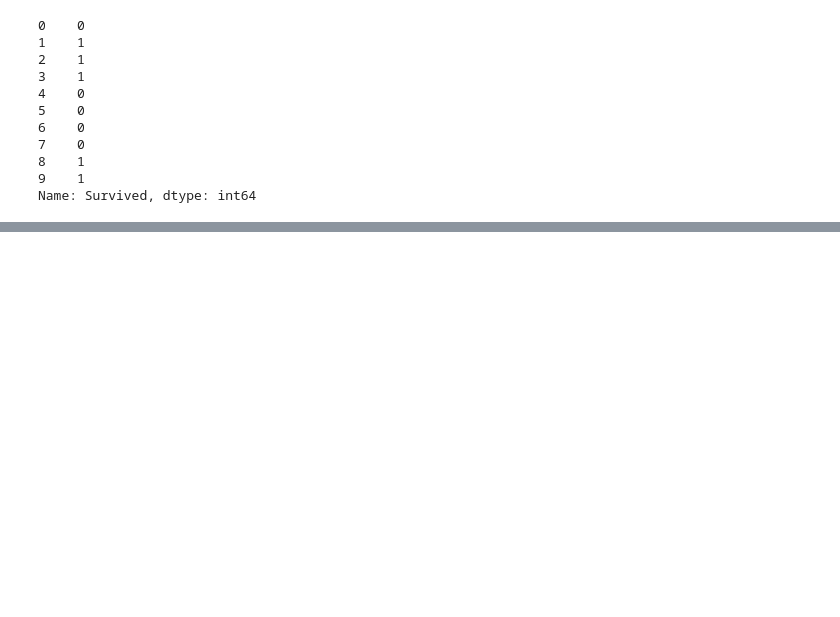
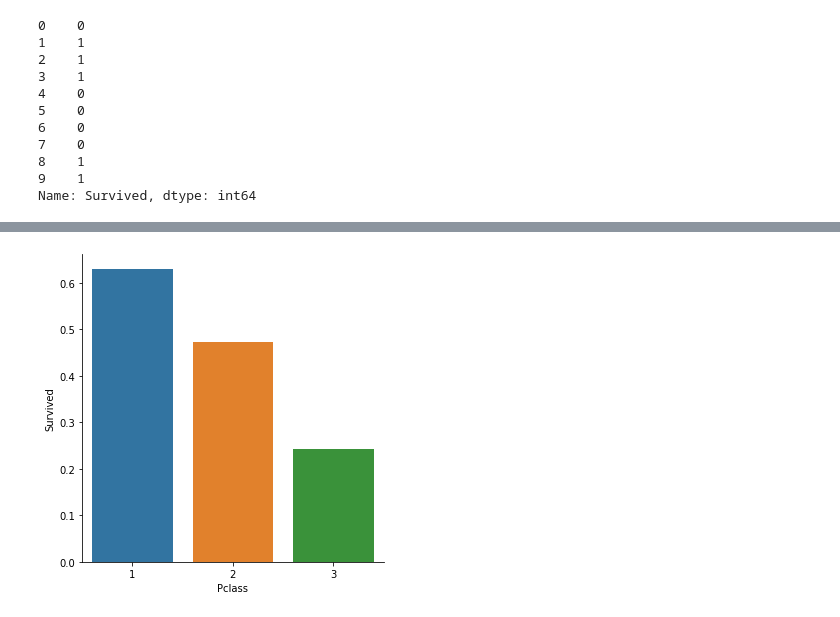
Before and after one commit to santoshrsarangi/tensorflow, a Jupyter notebook: kaggle-competition/titanic.ipynb, the cells around one changed output, grey strips where cells are left out. Cells and saved outputs as stored; diff of their text form; code cells hidden in the pictures; blank space fills up the shorter version.

```diff
--- a/kaggle-competition/titanic.ipynb
+++ b/kaggle-competition/titanic.ipynb
@@ -95,0 +101,4 @@ sns.heatmap(df_data.isnull(), cbar=False)
+# %%
+r = sns.catplot(data=df_data, x="Pclass", y="Survived", kind='bar', ci=None)
+# %% [output]
+[figure, added]
```
Also changed, not shown: parts of 7 cells of this notebook.
